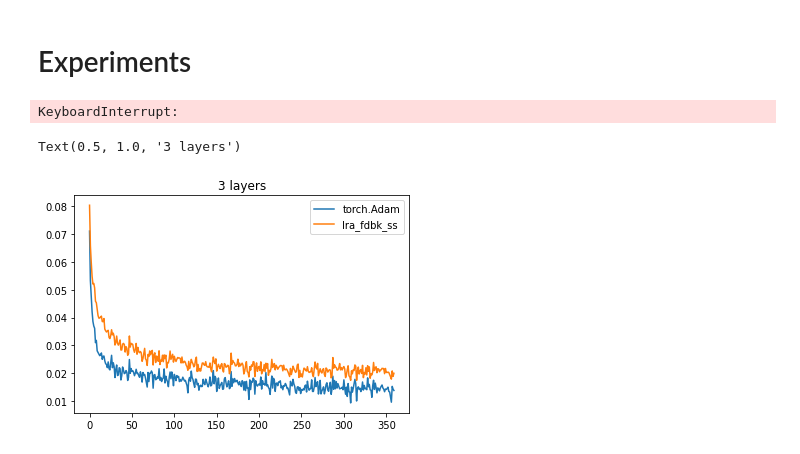
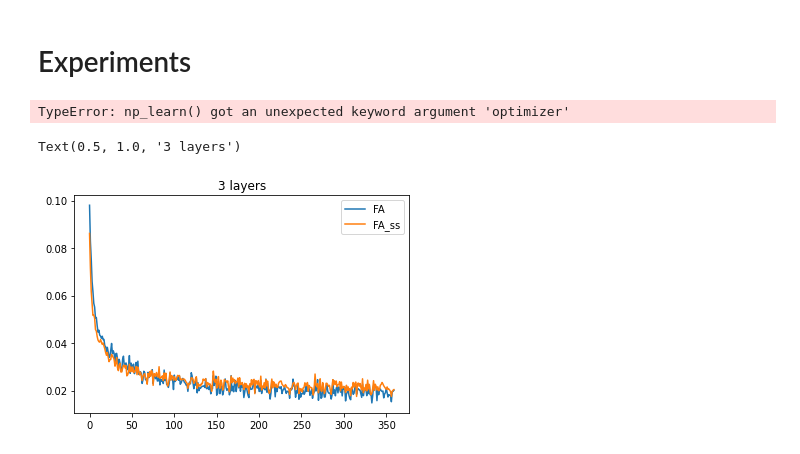
Before and after one commit to RodkinIvan/experiments, a Jupyter notebook: LRA/lra_test.ipynb, the cells around one changed output. Drawn from its saved outputs; the diff is of its cells as text; code cells hidden in the pictures.

```diff
--- a/LRA/lra_test.ipynb
+++ b/LRA/lra_test.ipynb
@@ -492,41 +520,38 @@ np_learn(
     train_images[:train_size],
     train_labels[:train_size],
     epochs=epochs,
-    lra_enabled=True,
-    cycles_num=10
+    optimizer='lra_diff'
 )
+# %% [output]
+TypeError: np_learn() got an unexpected keyword argument 'optimizer'
 # %%
-lra_clipping = []
+fdbk_errors = []
 mlp = MLP(len(layers), layers)
 np_learn(
     mlp,
     train_images[:train_size],
     train_labels[:train_size],
     epochs=epochs,
-    lra_enabled=True,
-    clipping=(0.01, 0.03)
+    optimizer='lra_fdbk'
 )
-# %% [output]
-KeyboardInterrupt:
 # %%
-fdbk_errors = []
+FA_errors = []
 mlp = MLP(len(layers), layers)
 np_learn(
     mlp,
     train_images[:train_size],
     train_labels[:train_size],
     epochs=epochs,
-    lra_enabled=True,
-    fdbk=True,
-    cycles_num=1
+    optimizer='FA'
 )
 # %%
 plt.plot(range(len(backprop_errors)), backprop_errors)
 # plt.plot(range(len(lra_errors)), lra_errors)
 # plt.plot(range(len(lra_clipping)), lra_clipping)
-plt.plot(range(len(fdbk_errors)), fdbk_errors)
-plt.legend([ 'torch.Adam','lra_fdbk_ss'])
+# plt.plot(range(len(fdbk_errors)), fdbk_errors)
+plt.plot(range(len(FA_errors)), FA_errors)
+plt.legend([ 'FA','FA_ss'])
 plt.title(f'{len(layers)-1} layers')
 # %% [output]
 Text(0.5, 1.0, '3 layers')
-[figure, old version]
+[figure, new version]
```
Also changed, not shown: parts of 3 cells of this notebook, 1 other file.
